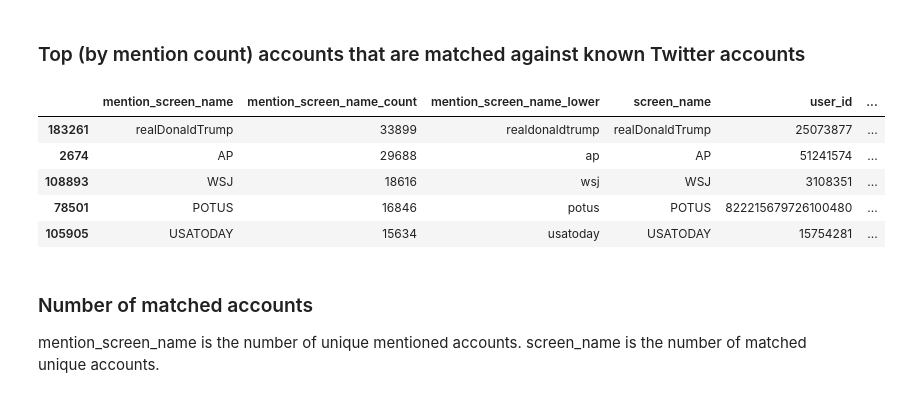
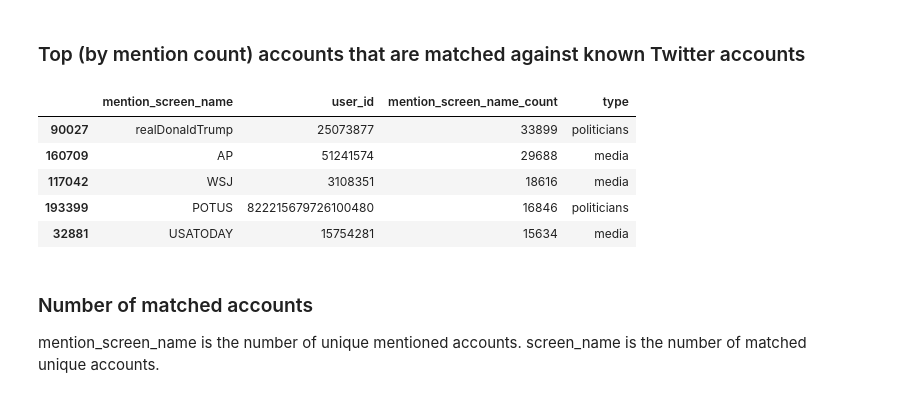
Before and after one commit to justinlittman/beltway_reporters, a Jupyter notebook: jupyter/Beltway Reporters.ipynb, the cells around one changed output. Saved outputs shown, nothing was run; the diff lists cells and outputs as text; code cells hidden in the pictures.

```diff
--- a/jupyter/Beltway Reporters.ipynb
+++ b/jupyter/Beltway Reporters.ipynb
@@ -200,0 +192,4 @@ mention_summary_df.sort_values('mention_screen_name_count', ascending=False).hea
+# %%
+# From the mentions, extract map of user ids to screen names
+user_id_lookup_df = mention_df.loc[mention_df.groupby('mention_user_id')['created_at'].idxmax()].ix[:,['mention_user_id', 'mention_screen_name']]
+user_id_lookup_df.count()
@@ -200,0 +209,5 @@ mention_summary_df.sort_values('mention_screen_name_count', ascending=False).hea
+# %%
+# Group by user_id
+# This count should match the user_id map count
+mention_summary_user_id_df = pd.DataFrame(mention_df.groupby('mention_user_id').size().reset_index(name='mention_screen_name_count'))
+mention_summary_user_id_df.count()
@@ -200,0 +227,4 @@ mention_summary_df.sort_values('mention_screen_name_count', ascending=False).hea
+# %%
+# Join with user id map
+mention_summary_df = pd.merge(mention_summary_user_id_df, user_id_lookup_df, on='mention_user_id')
+mention_summary_df.count()
@@ -313,5 +357,6 @@ dtype: int64
 # %% [markdown]
 ### Join the mentions and the known Twitter accounts
 # %%
-mention_join_df = pd.merge(mention_summary_df, screen_name_lookup_df, how='left', left_on='mention_screen_name_lower', right_on='screen_name_lower')
+mention_join_df = pd.merge(mention_summary_df, screen_name_lookup_df, how='left', left_on='mention_user_id', right_on='user_id')
 mention_join_df['type'].fillna('unknown', inplace=True)
+mention_join_df.head()
@@ -318,14 +370,15 @@ mention_join_df['type'].fillna('unknown', inplace=True)
 # %% [markdown]
 ### Top (by mention count) accounts that are matched against known Twitter accounts
 # %%
-mention_join_df[pd.notnull(mention_join_df.screen_name)].sort_values('mention_screen_name_count', ascending=False).head()
+top_known_mentions_df = mention_join_df[pd.notnull(mention_join_df.screen_name)].sort_values('mention_screen_name_count', ascending=False)
+top_known_mentions_df[['mention_screen_name', 'user_id', 'mention_screen_name_count', 'type']].head()
 # %% [output]
-|  | mention_screen_name | mention_screen_name_count | mention_screen_name_lower | screen_name | user_id | ... |
-| 183261 | realDonaldTrump | 33899 | realdonaldtrump | realDonaldTrump | 25073877 | ... |
-| 2674 | AP | 29688 | ap | AP | 51241574 | ... |
-| 108893 | WSJ | 18616 | wsj | WSJ | 3108351 | ... |
-| 78501 | POTUS | 16846 | potus | POTUS | 822215679726100480 | ... |
-| 105905 | USATODAY | 15634 | usatoday | USATODAY | 15754281 | ... |
+|  | mention_screen_name | user_id | mention_screen_name_count | type |
+| 90027 | realDonaldTrump | 25073877 | 33899 | politicians |
+| 160709 | AP | 51241574 | 29688 | media |
+| 117042 | WSJ | 3108351 | 18616 | media |
+| 193399 | POTUS | 822215679726100480 | 16846 | politicians |
+| 32881 | USATODAY | 15754281 | 15634 | media |
 # %% [markdown]
 ### Number of matched accounts
 mention_screen_name is the number of unique mentioned accounts. screen_name is the
```
Also changed, not shown: parts of 21 cells of this notebook.
